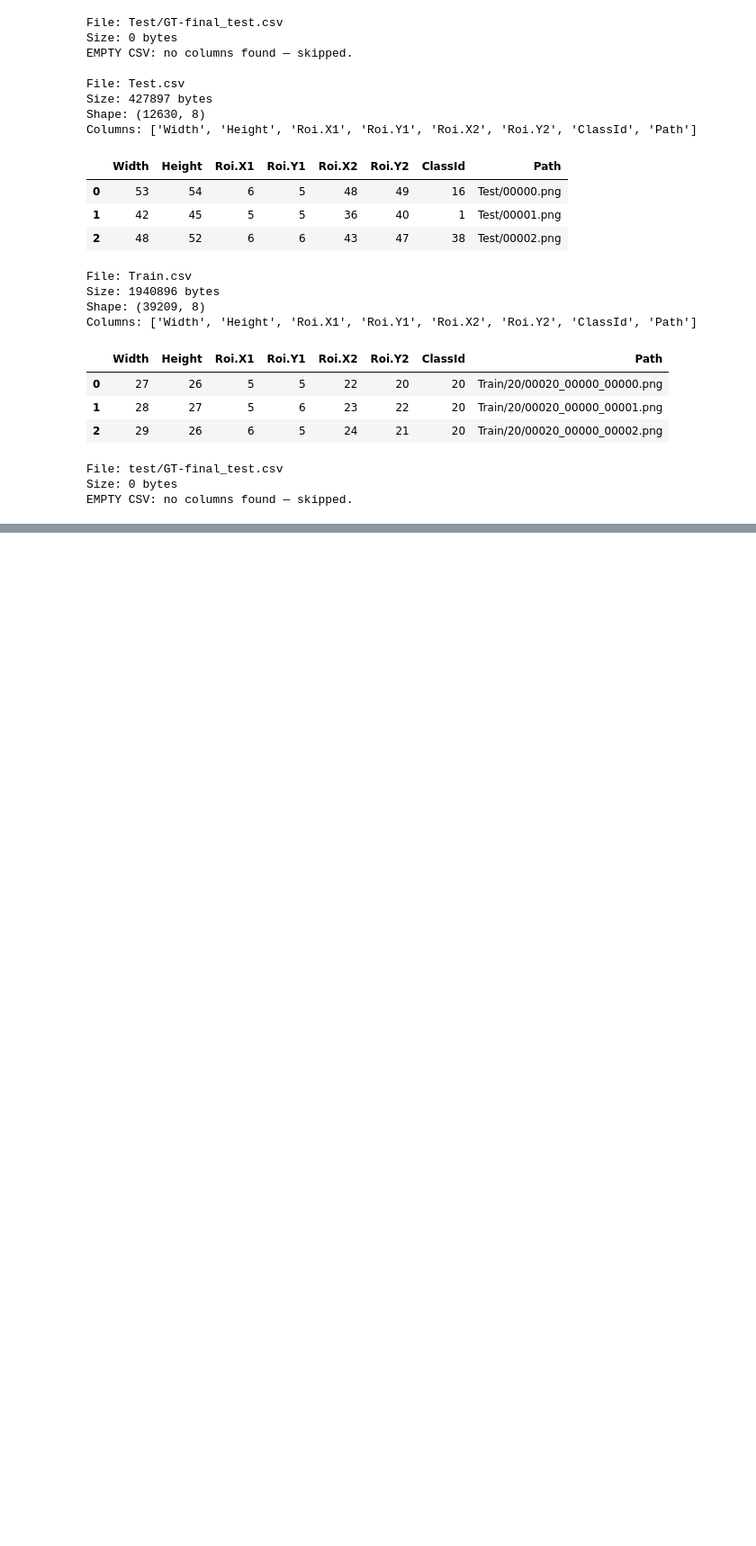
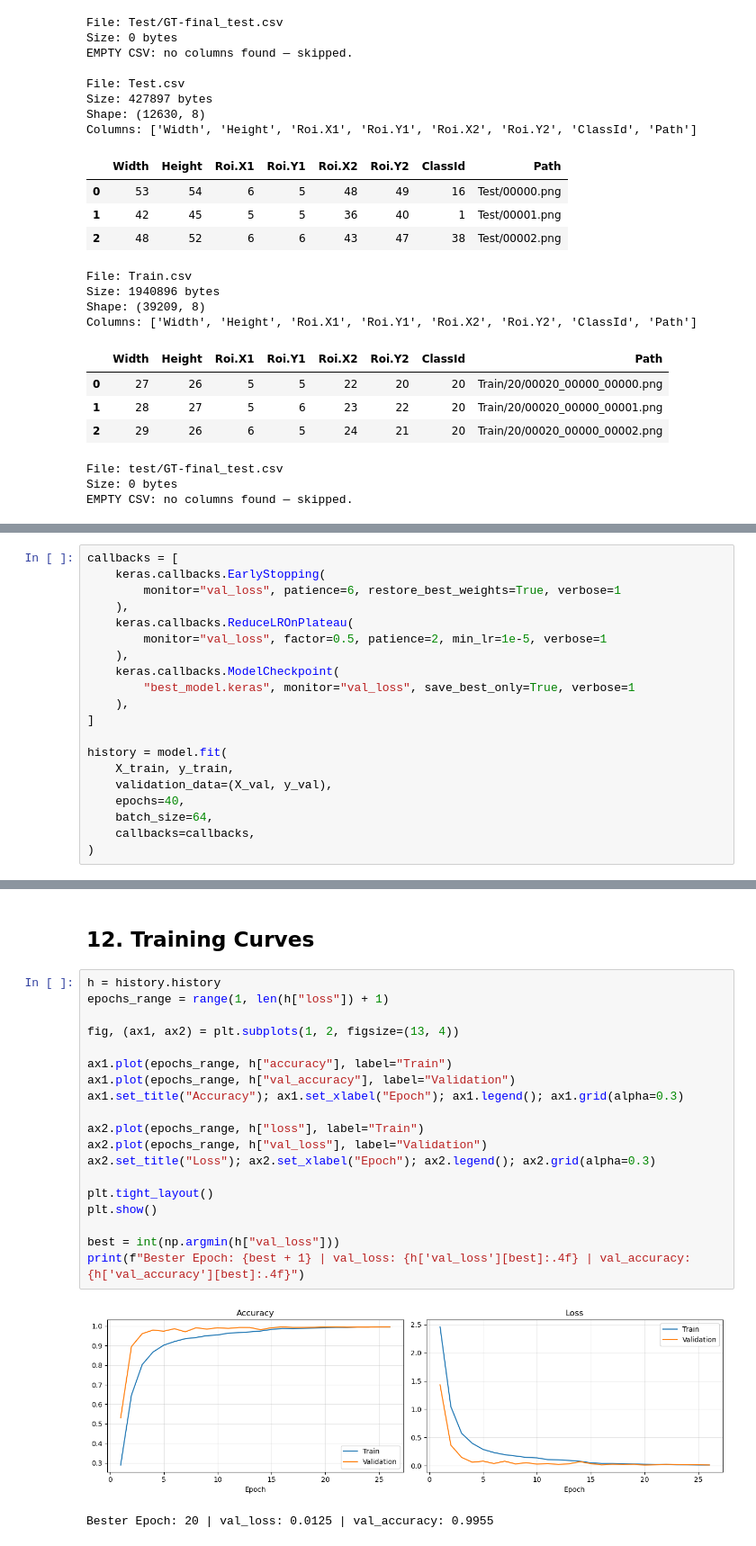
Before and after one commit to SaeideDana/traffic_asign_recognation, a Jupyter notebook: Traffic_Sign_Recognition.ipynb, the cells around one changed output, grey strips where cells are left out. Shown at 90% size. Drawn from its saved outputs; the diff is of its cells as text; blank space fills up the shorter version.

```diff
--- a/Traffic_Sign_Recognition.ipynb
+++ b/Traffic_Sign_Recognition.ipynb
@@ -97,0 +337,20 @@ EMPTY CSV: no columns found — skipped.
+# %%
+callbacks = [
+    keras.callbacks.EarlyStopping(
+        monitor="val_loss", patience=6, restore_best_weights=True, verbose=1
+    ),
+    keras.callbacks.ReduceLROnPlateau(
+        monitor="val_loss", factor=0.5, patience=2, min_lr=1e-5, verbose=1
+    ),
+    keras.callbacks.ModelCheckpoint(
+        "best_model.keras", monitor="val_loss", save_best_only=True, verbose=1
+    ),
+]
+
+history = model.fit(
+    X_train, y_train,
+    validation_data=(X_val, y_val),
+    epochs=40,
+    batch_size=64,
+    callbacks=callbacks,
+)
@@ -97,0 +378,24 @@ EMPTY CSV: no columns found — skipped.
+# %% [markdown]
+## 12. Training Curves
+# %%
+h = history.history
+epochs_range = range(1, len(h["loss"]) + 1)
+
+fig, (ax1, ax2) = plt.subplots(1, 2, figsize=(13, 4))
+
+ax1.plot(epochs_range, h["accuracy"], label="Train")
+ax1.plot(epochs_range, h["val_accuracy"], label="Validation")
+ax1.set_title("Accuracy"); ax1.set_xlabel("Epoch"); ax1.legend(); ax1.grid(alpha=0.3)
+
+ax2.plot(epochs_range, h["loss"], label="Train")
+ax2.plot(epochs_range, h["val_loss"], label="Validation")
+ax2.set_title("Loss"); ax2.set_xlabel("Epoch"); ax2.legend(); ax2.grid(alpha=0.3)
+
+plt.tight_layout()
+plt.show()
+
+best = int(np.argmin(h["val_loss"]))
+print(f"Bester Epoch: {best + 1} | val_loss: {h['val_loss'][best]:.4f} | val_accuracy: {h['val_accuracy'][best]:.4f}")
+# %% [output]
+[figure, added]
+Bester Epoch: 20 | val_loss: 0.0125 | val_accuracy: 0.9955
```
Also changed, not shown: parts of 54 cells of this notebook, 4 other files.
